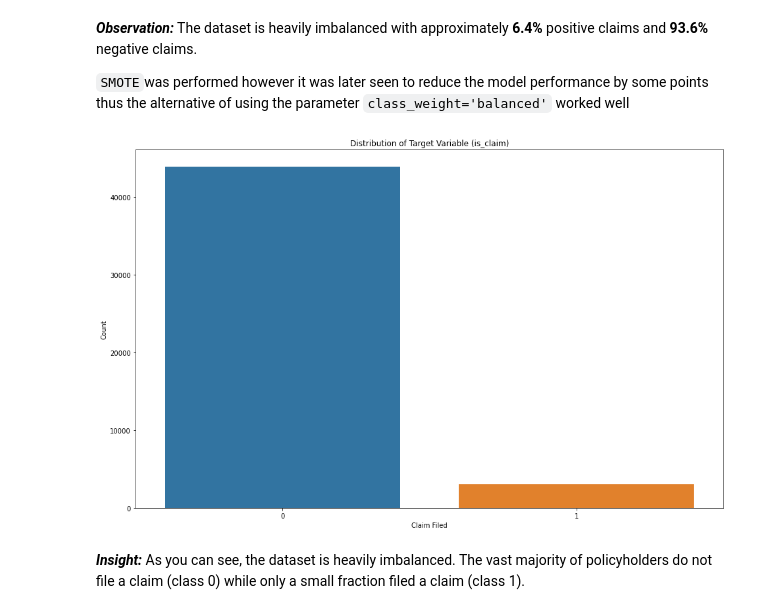
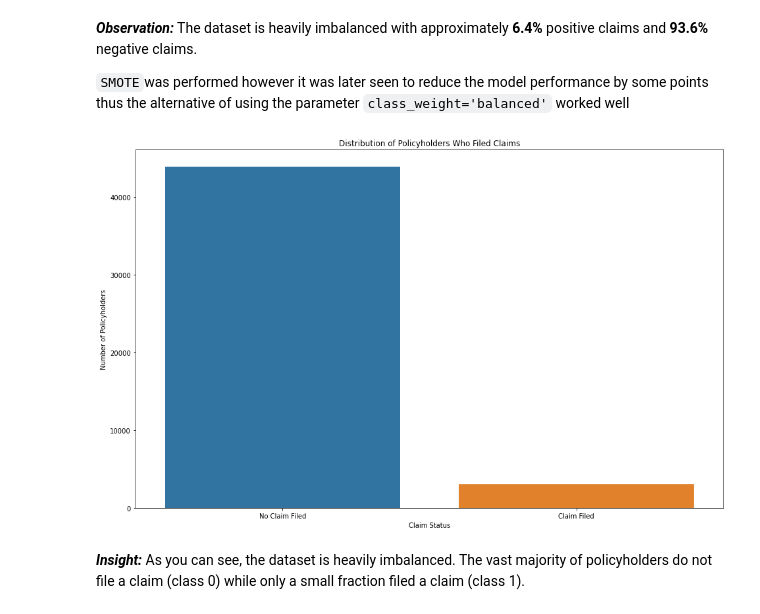
Before and after one commit to Calistus-design/Car_Insurance_Claim_Prediction, a Jupyter notebook: Index.ipynb, the cells around one changed output. Drawn from its saved outputs; the diff is of its cells as text; code cells hidden in the pictures.

```diff
--- a/Index.ipynb
+++ b/Index.ipynb
@@ -747,17 +746,22 @@ Name: is_claim, dtype: float64
 
 `SMOTE`was performed however it was later seen to reduce the model performance by some points thus the alternative of using the parameter `class_weight='balanced'` worked well
 # %%
+# ...existing code...
 import matplotlib.pyplot as plt
 import seaborn as sns
 
+# Map 0 and 1 to descriptive labels
+y_train_named = y_train.map({0: "No Claim Filed", 1: "Claim Filed"})
+
 plt.figure(figsize=(16, 10))
-sns.countplot(x=y_train)
-plt.title('Distribution of Target Variable (is_claim)')
-plt.xlabel('Claim Filed')
-plt.ylabel('Count')
+sns.countplot(x=y_train_named)
+plt.title('Distribution of Policyholders Who Filed Claims')
+plt.xlabel('Claim Status')
+plt.ylabel('Number of Policyholders')
 plt.show()
+# ...existing code...
 # %% [output]
-[figure, old version]
+[figure, new version]
 # %% [markdown]
 ***Insight:*** As you can see, the dataset is heavily imbalanced. The vast majority of policyholders do not file a claim (class 0) while only a small fraction filed a claim (class 1).
 # %% [markdown]
```
Also changed, not shown: parts of 5 cells of this notebook.
